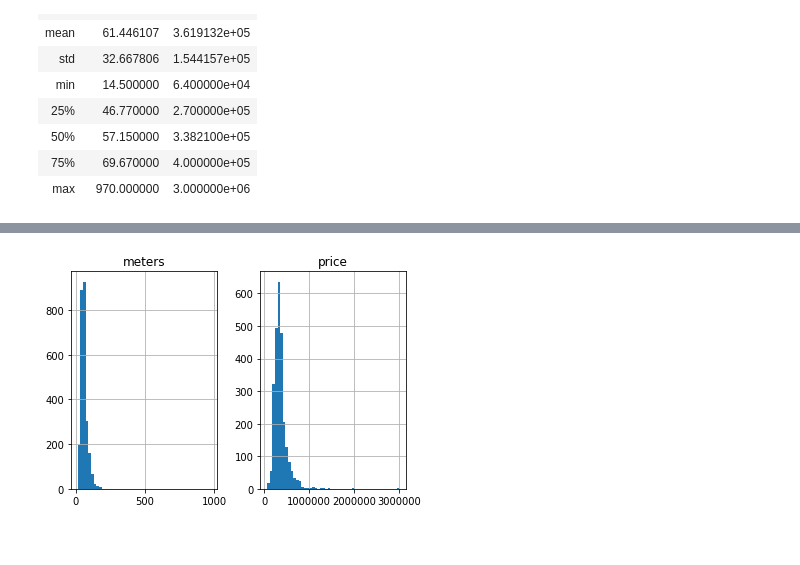
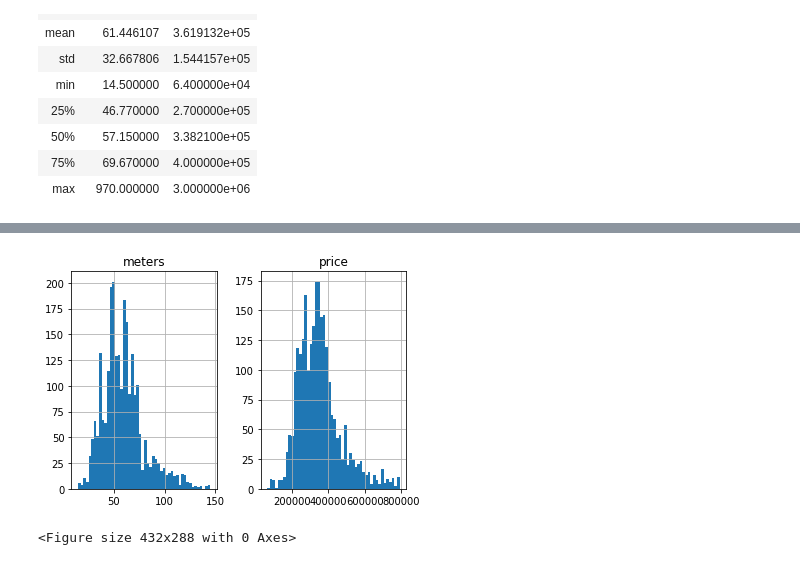
Before and after one commit to robertdigital/apartments_for_sale-analysis, a Jupyter notebook: main.ipynb, the cells around one changed output, grey strips where cells are left out. Drawn from its saved outputs; the diff is of its cells as text; code cells hidden in the pictures.

Commit message:
Discard outliers, correct the linear regression model, improve the normal distribution test model, save graphs

```diff
--- a/main.ipynb
+++ b/main.ipynb
@@ -82,3 +70,11 @@ df.describe()
 | 50% | 57.150000 | 3.382100e+05 |
 | 75% | 69.670000 | 4.000000e+05 |
 | max | 970.000000 | 3.000000e+06 |
+# %%
+q = df["meters"].quantile(0.99)
+# %%
+df = df[df["meters"] < q]
+# %%
+q = df["price"].quantile(0.99)
+# %%
+df = df[df["price"] < q]
@@ -85,8 +93,11 @@ df.describe()
 # %%
 df.hist(bins=50)
+fig = plt.figure()
+fig.savefig('distribution.pdf')
 plt.show()
 # %% [output]
-[figure, old version]
+[figure, new version]
+<Figure size 432x288 with 0 Axes>
 # %%
 def shapiro_test(data):
     test = sps.shapiro(data)
```
Also changed, not shown: parts of 18 cells of this notebook.
